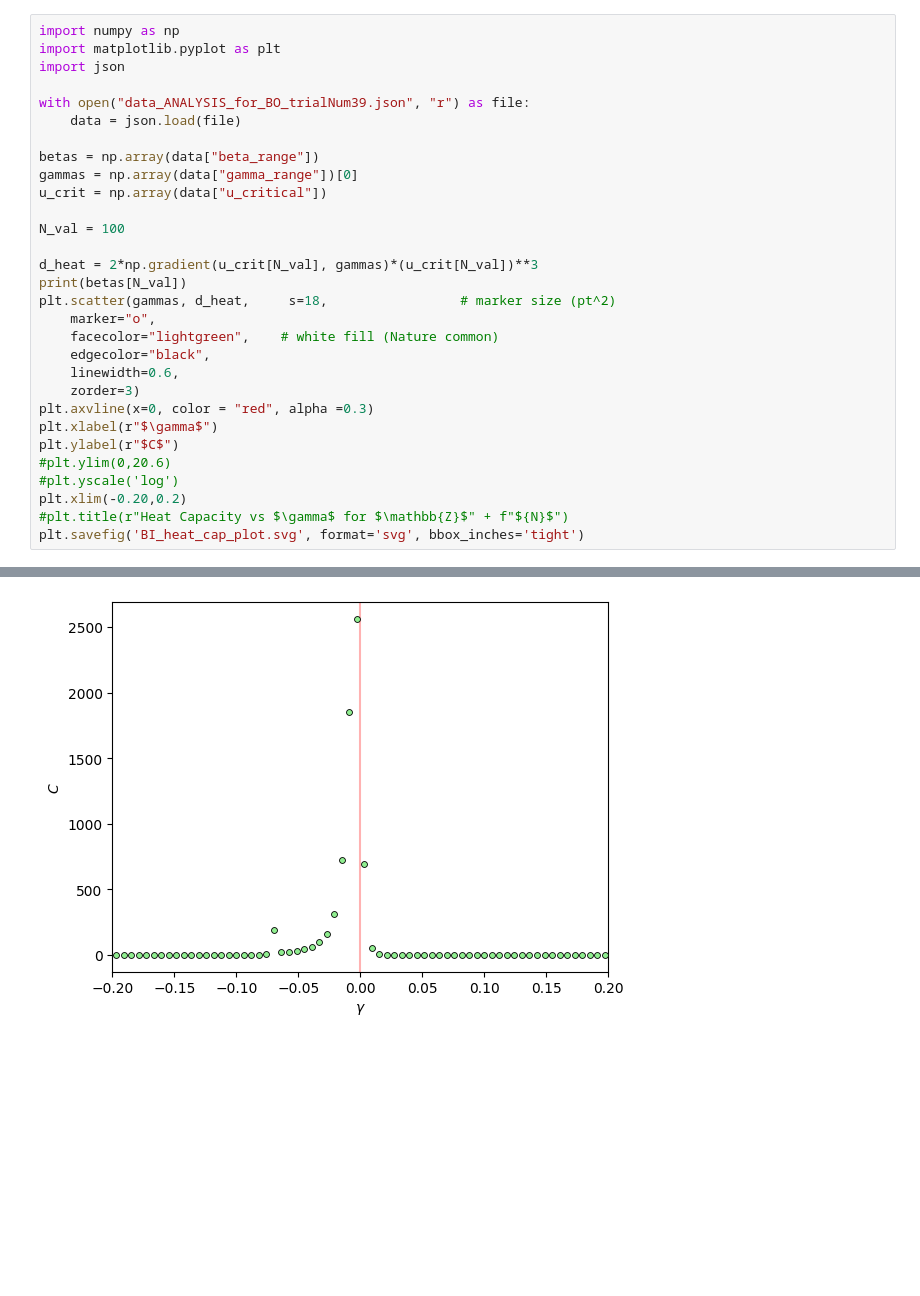
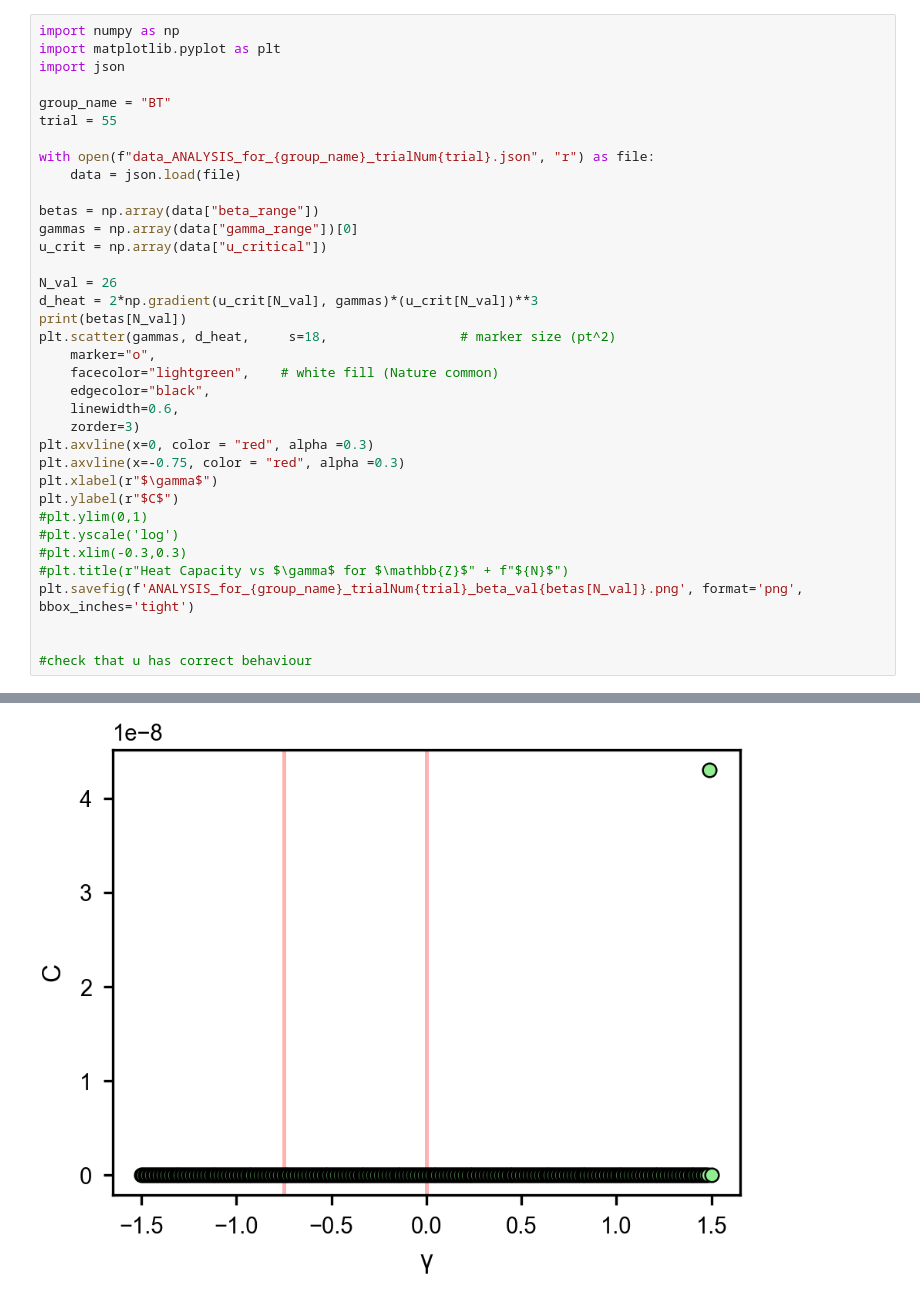
Before and after one commit to clemo1234/MFT_Calcs, a Jupyter notebook: Results_Analysis.ipynb, the cells around one changed output, grey strips where cells are left out. Cells and saved outputs as stored; diff of their text form; blank space fills up the shorter version.

Commit message:
phase diagram algo

```diff
--- a/Results_Analysis.ipynb
+++ b/Results_Analysis.ipynb
@@ -3,15 +52,17 @@ import numpy as np
 import matplotlib.pyplot as plt
 import json
 
-with open("data_ANALYSIS_for_BO_trialNum39.json", "r") as file:
+group_name = "BT"
+trial = 55
+
+with open(f"data_ANALYSIS_for_{group_name}_trialNum{trial}.json", "r") as file:
     data = json.load(file)
 
 betas = np.array(data["beta_range"])
 gammas = np.array(data["gamma_range"])[0]
 u_crit = np.array(data["u_critical"])
 
-N_val = 100
-
+N_val = 26
 d_heat = 2*np.gradient(u_crit[N_val], gammas)*(u_crit[N_val])**3
 print(betas[N_val])
 plt.scatter(gammas, d_heat,     s=18,                 # marker size (pt^2)
@@ -21,11 +72,15 @@ plt.scatter(gammas, d_heat,     s=18,                 # marker size (pt^2)
     linewidth=0.6,
     zorder=3)
 plt.axvline(x=0, color = "red", alpha =0.3)
+plt.axvline(x=-0.75, color = "red", alpha =0.3)
 plt.xlabel(r"$\gamma$")
 plt.ylabel(r"$C$")
-#plt.ylim(0,20.6)
+#plt.ylim(0,1)
 #plt.yscale('log')
-plt.xlim(-0.20,0.2)
+#plt.xlim(-0.3,0.3)
 #plt.title(r"Heat Capacity vs $\gamma$ for $\mathbb{Z}$" + f"${N}$")
-plt.savefig('BI_heat_cap_plot.svg', format='svg', bbox_inches='tight')
+plt.savefig(f'ANALYSIS_for_{group_name}_trialNum{trial}_beta_val{betas[N_val]}.png', format='png', bbox_inches='tight')
+
+
+#check that u has correct behaviour
 # %% [output]
@@ -33 +88 @@ plt.savefig('BI_heat_cap_plot.svg', format='svg', bbox_inches='tight')
-[figure, old version]
+[figure, new version]
```
Also changed, not shown: parts of 6 cells of this notebook, 10 other files.
